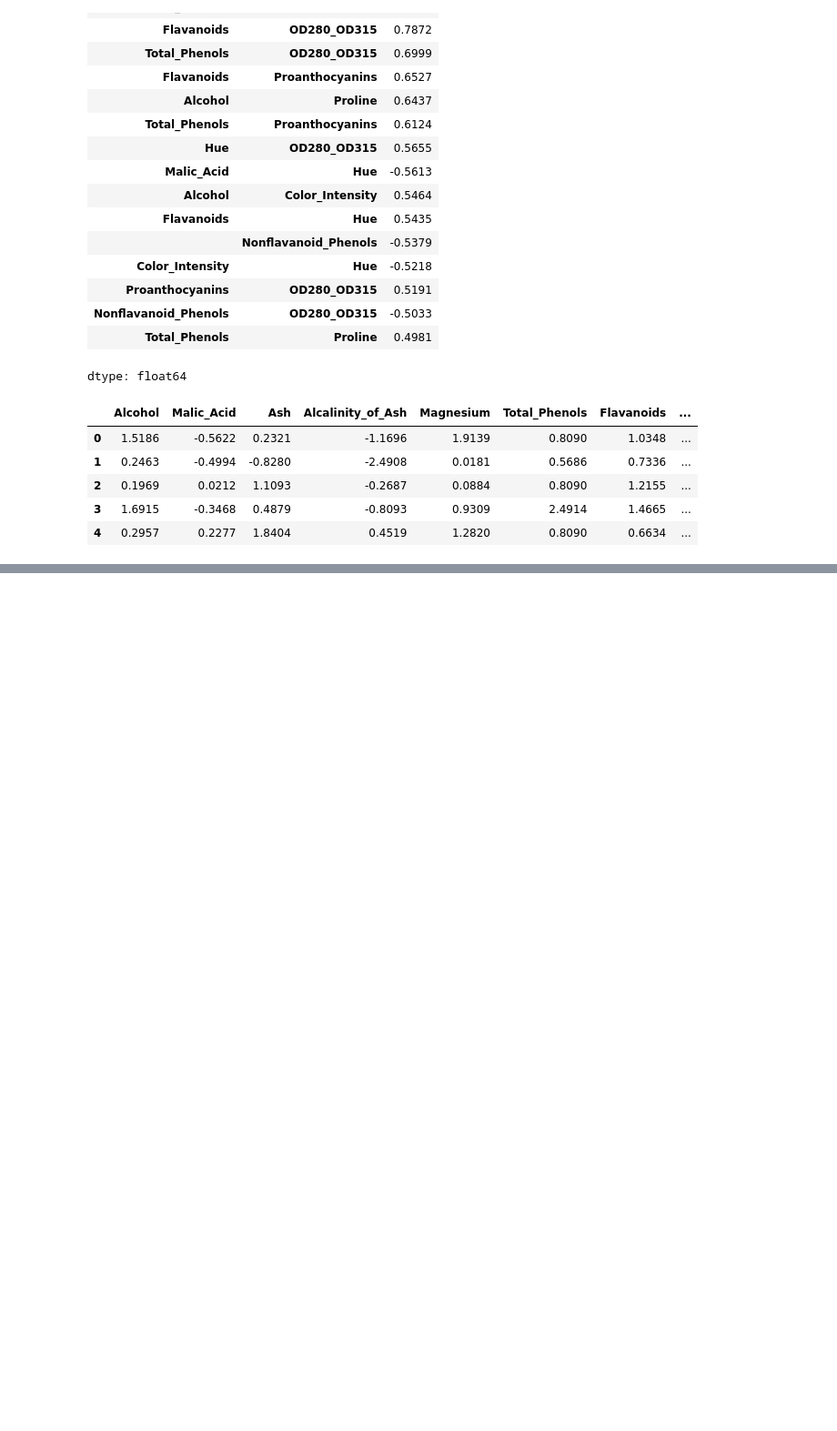
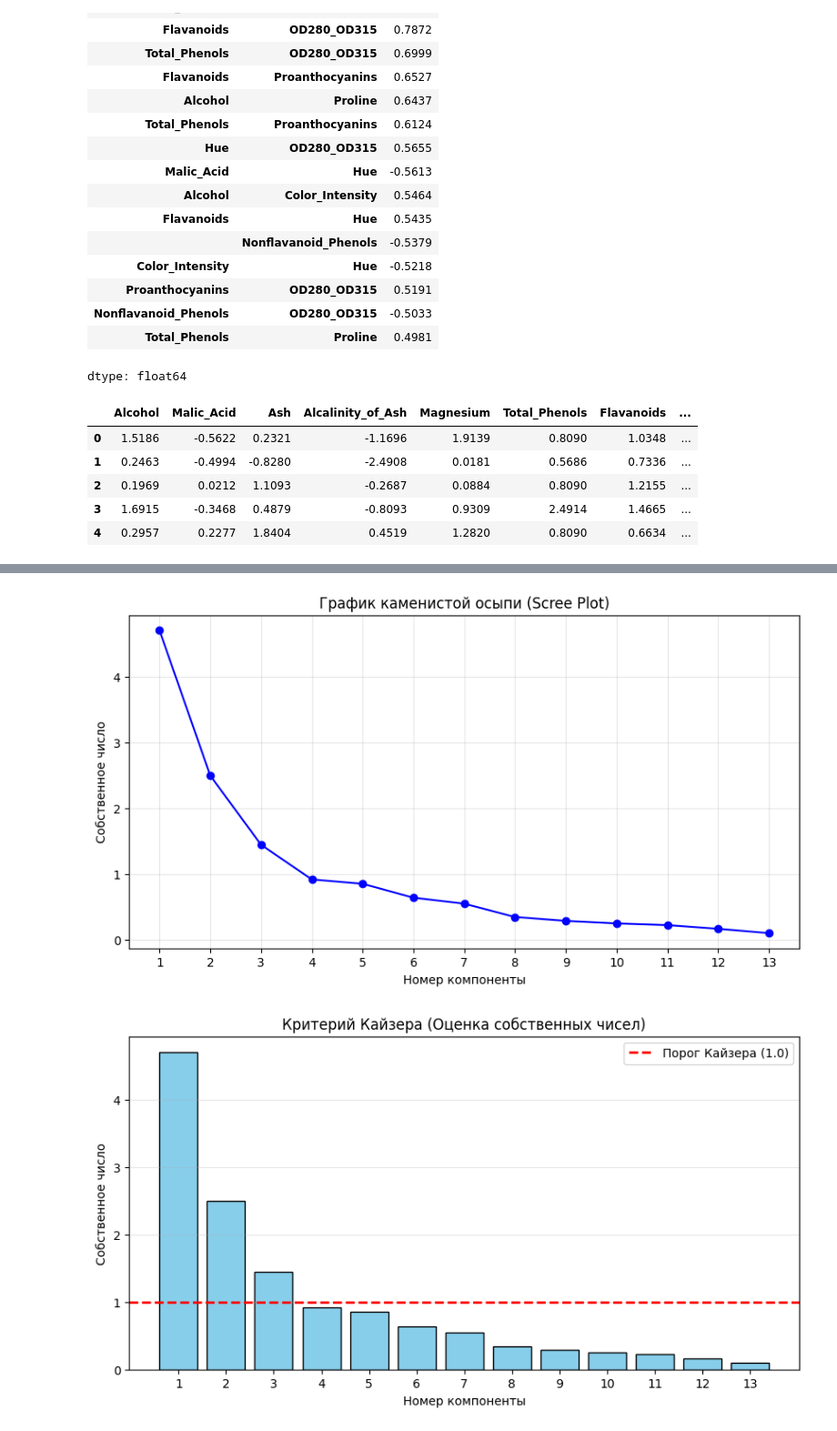
Before and after one commit to Turbonik/Data-Analysis, a Jupyter notebook: МДА4.ipynb, the cells around one changed output, grey strips where cells are left out. Shown at 91% size. Drawn from its saved outputs; the diff is of its cells as text; code cells hidden in the pictures; blank space fills up the shorter version.

```diff
--- a/МДА4.ipynb
+++ b/МДА4.ipynb
@@ -234,0 +272,5 @@ X_scaled.head()
+# %%
+ы
+# %% [output]
+[figure, added]
+[figure, added]
```
Also changed, not shown: parts of 6 cells of this notebook.
